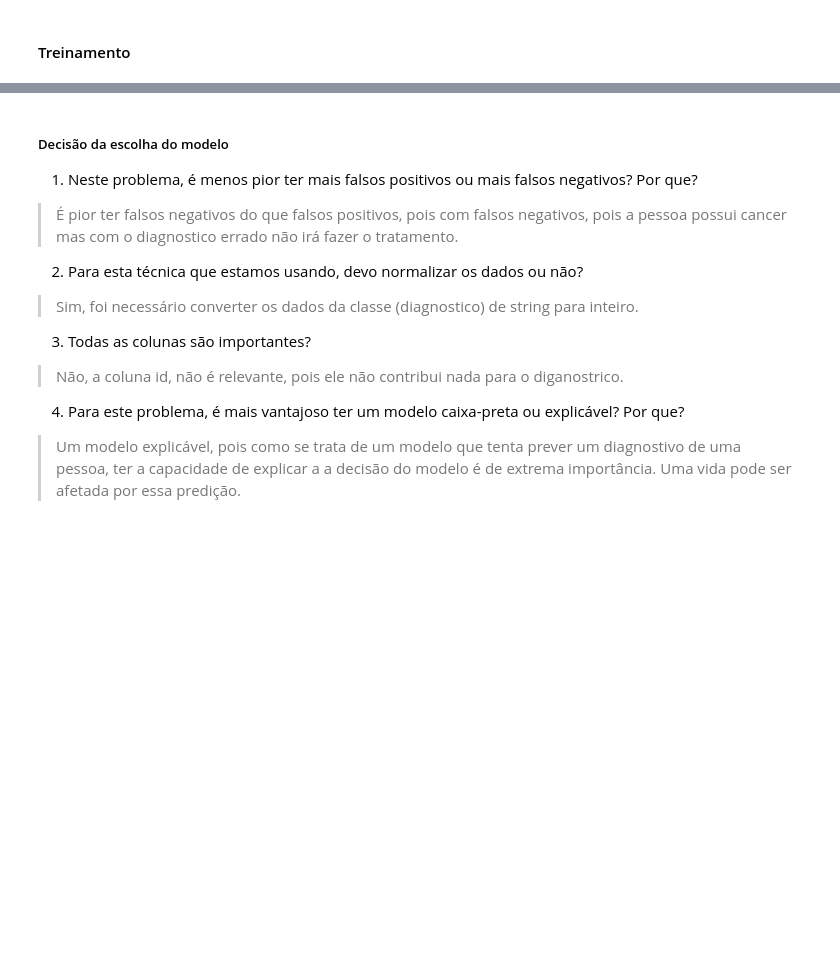
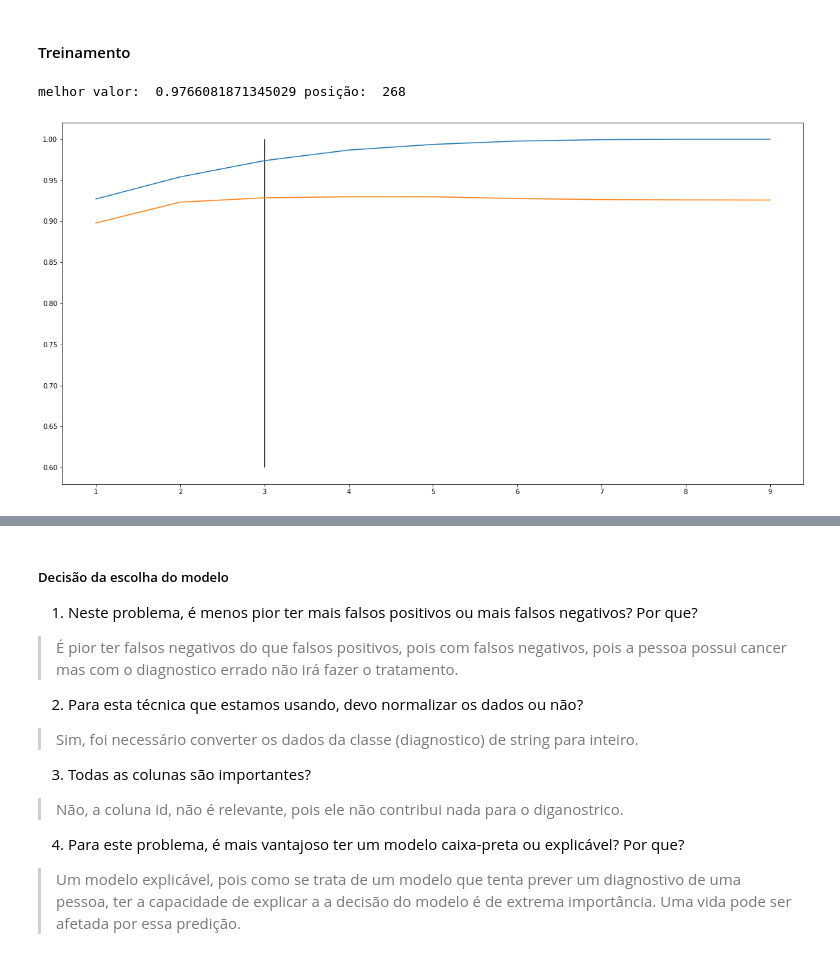
Before and after one commit to EutruTepit/BigData2022, a Jupyter notebook: Prova/Prova_1.ipynb, the cells around one changed output, grey strips where cells are left out. Drawn from its saved outputs; the diff is of its cells as text; code cells hidden in the pictures; blank space fills up the shorter version.

```diff
--- a/Prova/Prova_1.ipynb
+++ b/Prova/Prova_1.ipynb
@@ -277,7 +292,7 @@ from sklearn.tree import DecisionTreeClassifier, plot_tree
 acc_treino = {}
 acc_teste = {}
 
-for profundidade in range(1, 4):
+for profundidade in range(1, 10):
   acc_treino[profundidade] = []
   acc_teste[profundidade] = []
 
@@ -303,19 +318,23 @@ import numpy as np
 print ("melhor valor: ", np.max(acc_teste[3]), "posição: ",np.argmax(acc_teste[3]))
 sorted((e,i) for i,e in enumerate(acc_teste[3]))
 rs = np.argmax(acc_teste[3])
+# %% [output]
+melhor valor:  0.9766081871345029 posição:  268
 # %%
 df_tr = pd.DataFrame(acc_treino)
 df_te = pd.DataFrame(acc_teste)
 
 # Encontrar o melhor valor para teste
 
 # Plotar os valores encontrados
 import matplotlib.pyplot as plt
 
 plt.rcParams['figure.figsize'] = (20, 10)
-plt.plot(range(1, 4), df_tr.mean());
-plt.plot(range(1, 4), df_te.mean());
+plt.plot(range(1, 10), df_tr.mean());
+plt.plot(range(1, 10), df_te.mean());
 plt.vlines(x=3, ymin=0.6, ymax=1);
+# %% [output]
+[figure, added]
 # %%
 Xtreino, Xteste, Ytreino, Yteste = train_test_split(df_s, df['diagnostico'], test_size=.3, stratify=df['diagnostico'], random_state=rs)
 
```
Also changed, not shown: parts of 10 cells of this notebook.
